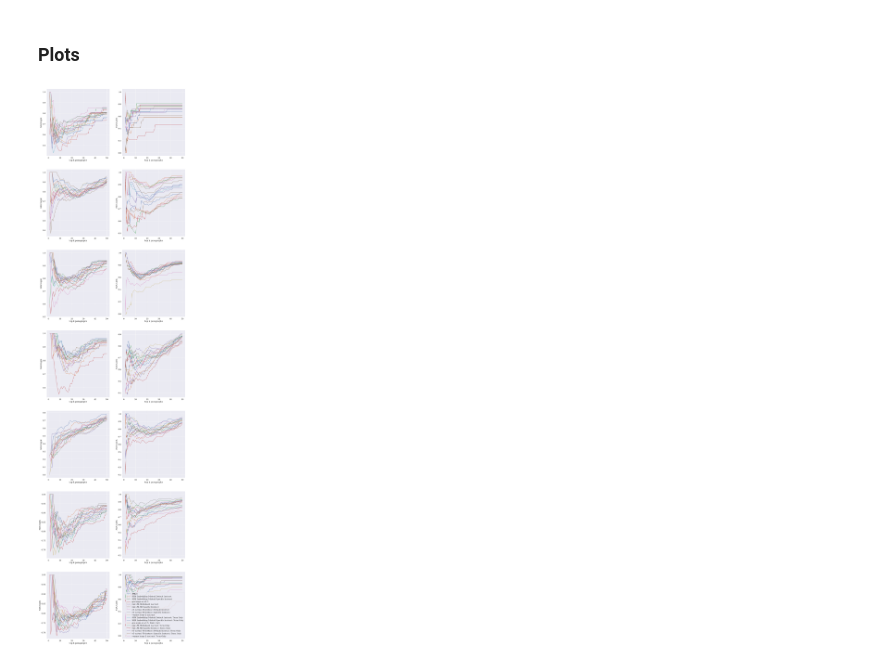
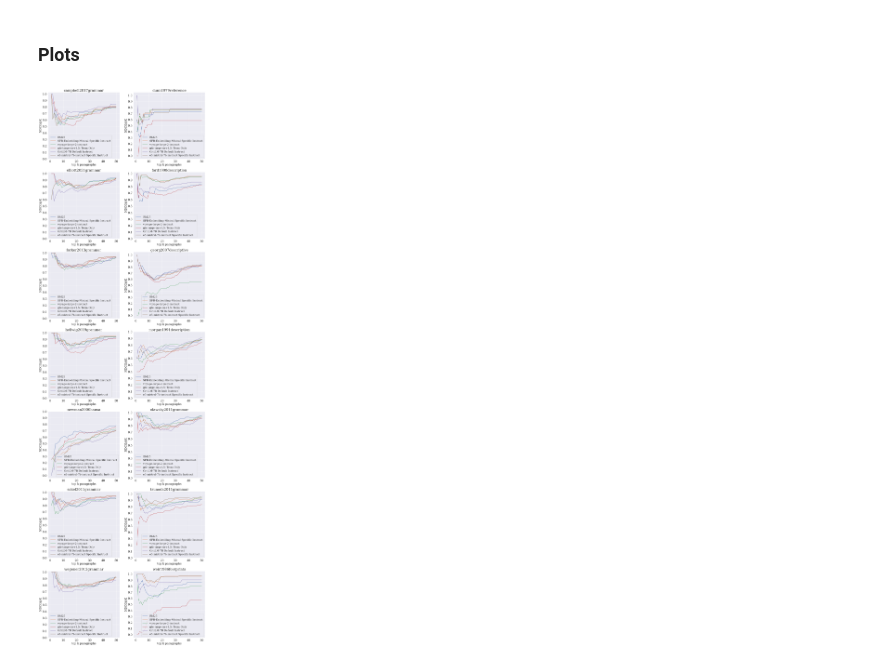
Before and after one commit to al-the-eigenvalue/RAG-on-grammars, a Jupyter notebook: benchmarking_retrievers.ipynb, the cells around one changed output. Drawn from its saved outputs; the diff is of its cells as text; code cells hidden in the pictures.

```diff
--- a/benchmarking_retrievers.ipynb
+++ b/benchmarking_retrievers.ipynb
@@ -268,3 +298,8 @@ get_ndcg_on_dataset(query, model, 'e5-mistral-7b-instruct Specific Instruct', sp
+# %%
+for i, f_benchmark in enumerate(filepaths_benchmark):
+    df = pd.read_csv(f_benchmark)
+    bm25_scores = get_scores_bm25(lemmatized_query, list(df['Paragraph']))
+    rerank_and_save('BM25: Term Only', bm25_scores, df, filepaths_metrics[i])
 # %% [markdown]
 ### Plots
 # %%
@@ -285,20 +320,39 @@ for filename in os.listdir(directory_benchmark):
 
 filepaths_metrics = sorted(filepaths_metrics)
 filepaths_metrics_old = sorted(filepaths_metrics_old)
+# %%
+plt.rcParams['legend.title_fontsize'] = 'xx-small'
+# %%
+SMALL_SIZE = 18
+MEDIUM_SIZE = 20
+BIGGER_SIZE = 24
+
+plt.rc('font', size=MEDIUM_SIZE)          # controls default text sizes
+plt.rc('axes', titlesize=BIGGER_SIZE)     # fontsize of the axes title
+plt.rc('axes', labelsize=MEDIUM_SIZE)    # fontsize of the x and y labels
+plt.rc('xtick', labelsize=MEDIUM_SIZE)    # fontsize of the tick labels
+plt.rc('ytick', labelsize=MEDIUM_SIZE)    # fontsize of the tick labels
+plt.rc('legend', fontsize=SMALL_SIZE)    # legend fontsize
+plt.rc('figure', titlesize=BIGGER_SIZE)  # fontsize of the figure title
+# %%
+best_metrics = ['BM25', 'SFR-Embedding-Mistral Specific Instruct', 'voyage-large-2-instruct', 'gte-large-en-v1.5: Term Only', 'GritLM-7B Default Instruct', 'e5-mistral-7b-instruct Specific Instruct']
 # %%
 x = range(1, 51)
-plt.rcParams['figure.figsize'] = (20, 80)
+plt.rcParams['figure.figsize'] = (20, 70)
 fig, axs = plt.subplots(7, 2)
 for i in range(7):
     for j in range(2):
         df = pd.read_csv(filepaths_metrics[i * 2 + j])
-        for column in df.columns:
-            if 'NDCG@K' in column:
-                axs[i, j].plot(x, df[column], label = column[:-7])
-                axs[i, j].set_xlabel('top k paragraphs')
-                axs[i, j].set_ylabel('NDCG@K')
-plt.legend()
-plt.show()
+        for model in best_metrics:
+            column = model + ' NDCG@K'
+            #if 'NDCG@K' in column and column[:-7] in best_metrics:
+            axs[i, j].set_title(os.path.basename(filepaths_metrics[i * 2 + j][:-4]))
+            axs[i, j].plot(x, df[column], label=column[:-7])
+            axs[i, j].set_yticks([index / 10.0 for index in range(0, 11)])
+            axs[i, j].set_xlabel('top k paragraphs')
+            axs[i, j].set_ylabel('NDCG@K')
+            axs[i, j].legend()
+plt.savefig('ndcg.png')
 # %% [output]
-[figure, old version]
+[figure, new version]
 # %%
```
Also changed, not shown: parts of 23 cells of this notebook.
